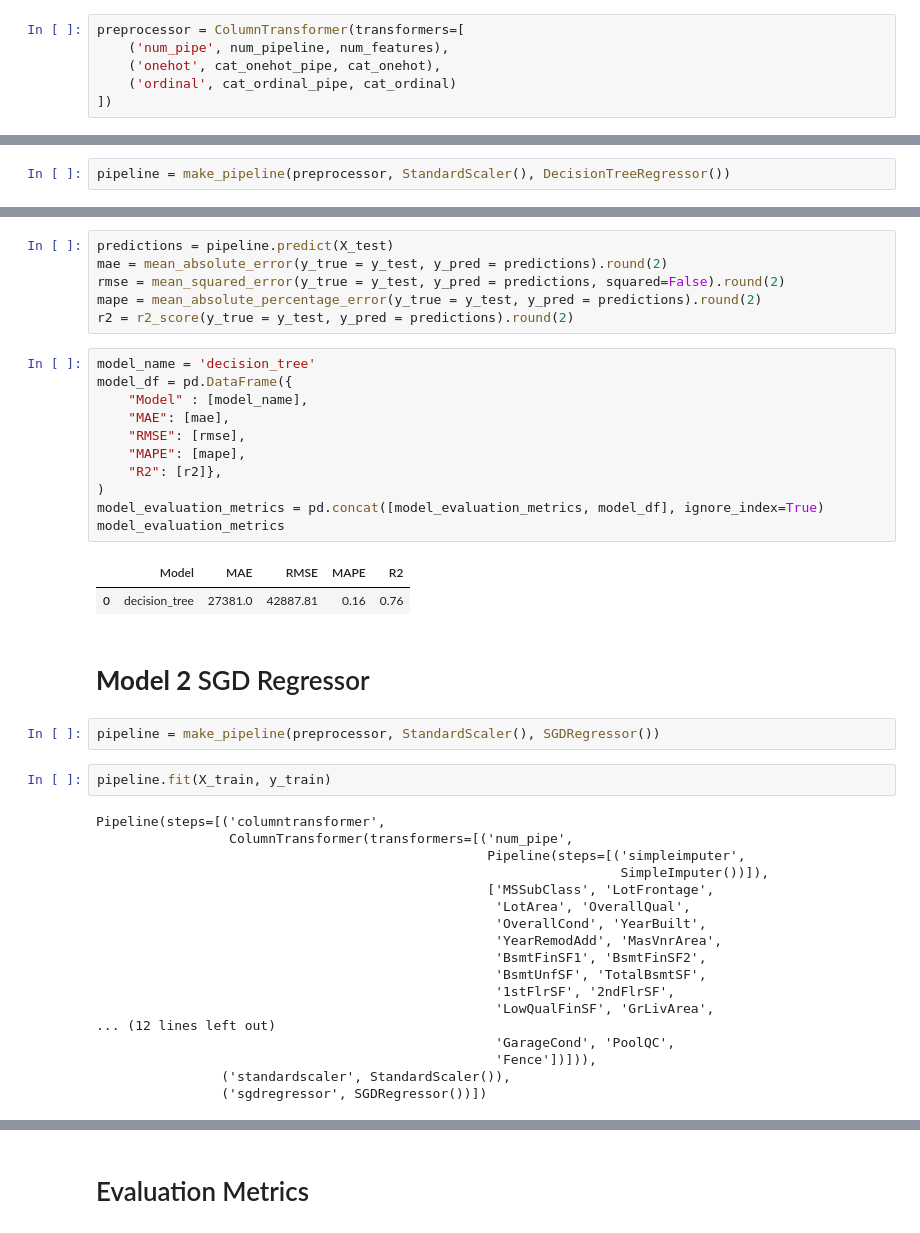
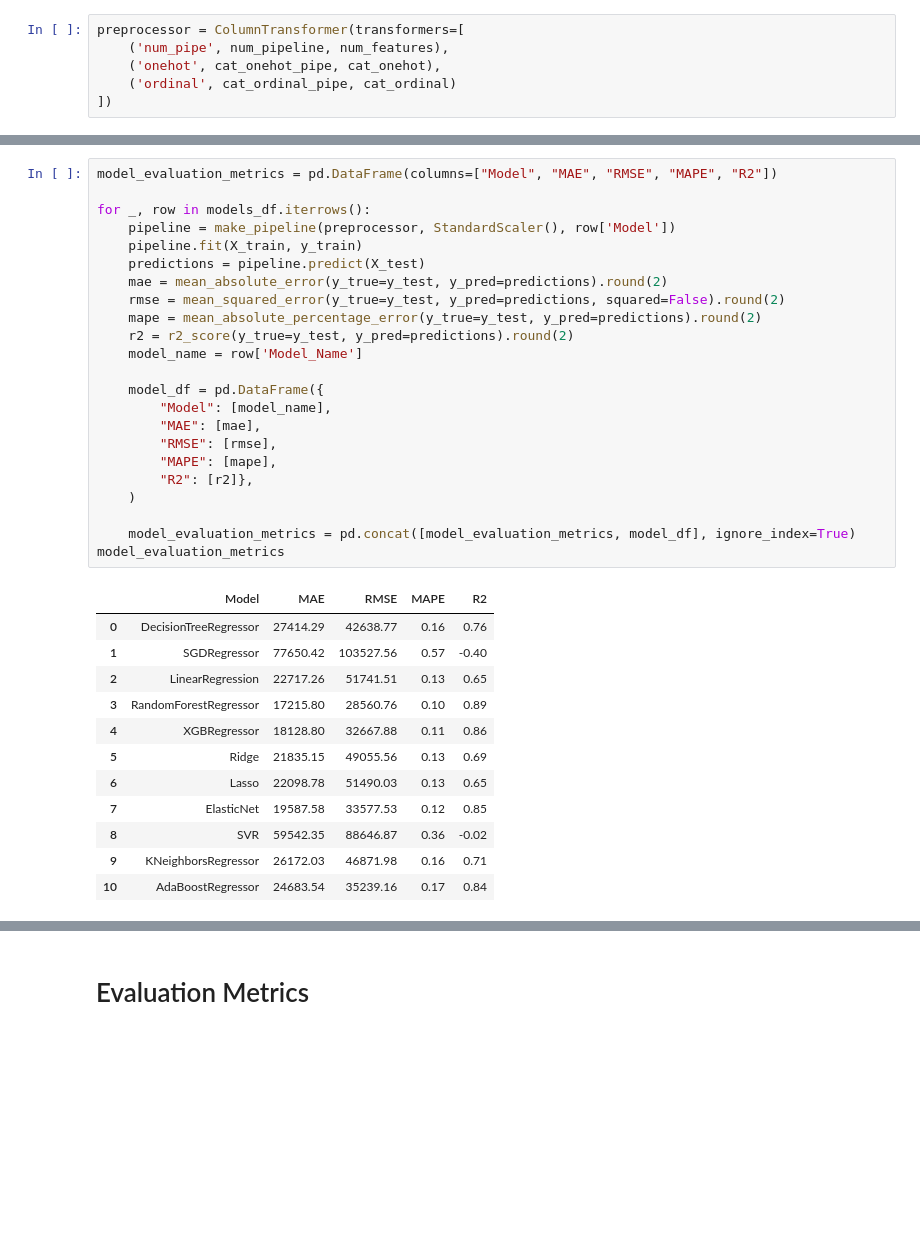
Before and after one commit to MerleSt/HousingPricePrediction, a Jupyter notebook: Notebooks/model.ipynb, the cells around one changed output, grey strips where cells are left out. Drawn from its saved outputs; the diff is of its cells as text; blank space fills up the shorter version.

Commit message:
Update model.ipynb
made a loop

```diff
--- a/Notebooks/model.ipynb
+++ b/Notebooks/model.ipynb
@@ -102,2 +103,0 @@ preprocessor = ColumnTransformer(transformers=[
-# %%
-pipeline = make_pipeline(preprocessor, StandardScaler(), DecisionTreeRegressor())
@@ -126,44 +128,36 @@ model_evaluation_metrics = pd.DataFrame(columns=["Model", "MAE", "RMSE", "MAPE",
 # %%
-predictions = pipeline.predict(X_test)
-mae = mean_absolute_error(y_true = y_test, y_pred = predictions).round(2)
-rmse = mean_squared_error(y_true = y_test, y_pred = predictions, squared=False).round(2)
-mape = mean_absolute_percentage_error(y_true = y_test, y_pred = predictions).round(2)
-r2 = r2_score(y_true = y_test, y_pred = predictions).round(2)
+model_evaluation_metrics = pd.DataFrame(columns=["Model", "MAE", "RMSE", "MAPE", "R2"])
+
+for _, row in models_df.iterrows():
+    pipeline = make_pipeline(preprocessor, StandardScaler(), row['Model'])
+    pipeline.fit(X_train, y_train)
+    predictions = pipeline.predict(X_test)
+    mae = mean_absolute_error(y_true=y_test, y_pred=predictions).round(2)
+    rmse = mean_squared_error(y_true=y_test, y_pred=predictions, squared=False).round(2)
+    mape = mean_absolute_percentage_error(y_true=y_test, y_pred=predictions).round(2)
+    r2 = r2_score(y_true=y_test, y_pred=predictions).round(2)
+    model_name = row['Model_Name']
+
+    model_df = pd.DataFrame({
+        "Model": [model_name],
+        "MAE": [mae],
+        "RMSE": [rmse],
+        "MAPE": [mape],
+        "R2": [r2]},
+    )
+
+    model_evaluation_metrics = pd.concat([model_evaluation_metrics, model_df], ignore_index=True)
+model_evaluation_metrics
+# %% [output]
+|  | Model | MAE | RMSE | MAPE | R2 |
+| 0 | DecisionTreeRegressor | 27414.29 | 42638.77 | 0.16 | 0.76 |
+| 1 | SGDRegressor | 77650.42 | 103527.56 | 0.57 | -0.40 |
+| 2 | LinearRegression | 22717.26 | 51741.51 | 0.13 | 0.65 |
+| 3 | RandomForestRegressor | 17215.80 | 28560.76 | 0.10 | 0.89 |
+| 4 | XGBRegressor | 18128.80 | 32667.88 | 0.11 | 0.86 |
+| 5 | Ridge | 21835.15 | 49055.56 | 0.13 | 0.69 |
+| 6 | Lasso | 22098.78 | 51490.03 | 0.13 | 0.65 |
+| 7 | ElasticNet | 19587.58 | 33577.53 | 0.12 | 0.85 |
+| 8 | SVR | 59542.35 | 88646.87 | 0.36 | -0.02 |
+| 9 | KNeighborsRegressor | 26172.03 | 46871.98 | 0.16 | 0.71 |
+| 10 | AdaBoostRegressor | 24683.54 | 35239.16 | 0.17 | 0.84 |
-# %%
-model_name = 'decision_tree'
-model_df = pd.DataFrame({
-    "Model" : [model_name],
-    "MAE": [mae],
-    "RMSE": [rmse],
-    "MAPE": [mape],
-    "R2": [r2]},
-)
-model_evaluation_metrics = pd.concat([model_evaluation_metrics, model_df], ignore_index=True)
-model_evaluation_metrics
-# %% [output]
-|  | Model | MAE | RMSE | MAPE | R2 |
-| 0 | decision_tree | 27381.0 | 42887.81 | 0.16 | 0.76 |
-# %% [markdown]
-# __Model 2__ SGD Regressor
-# %%
-pipeline = make_pipeline(preprocessor, StandardScaler(), SGDRegressor())
-# %%
-pipeline.fit(X_train, y_train)
-# %% [output]
-Pipeline(steps=[('columntransformer',
-                 ColumnTransformer(transformers=[('num_pipe',
-                                                  Pipeline(steps=[('simpleimputer',
-                                                                   SimpleImputer())]),
-                                                  ['MSSubClass', 'LotFrontage',
-                                                   'LotArea', 'OverallQual',
-                                                   'OverallCond', 'YearBuilt',
-                                                   'YearRemodAdd', 'MasVnrArea',
-                                                   'BsmtFinSF1', 'BsmtFinSF2',
-                                                   'BsmtUnfSF', 'TotalBsmtSF',
-                                                   '1stFlrSF', '2ndFlrSF',
-                                                   'LowQualFinSF', 'GrLivArea',
-... (12 lines left out)
-                                                   'GarageCond', 'PoolQC',
-                                                   'Fence'])])),
-                ('standardscaler', StandardScaler()),
-                ('sgdregressor', SGDRegressor())])
```
Also changed, not shown: parts of 36 cells of this notebook.
